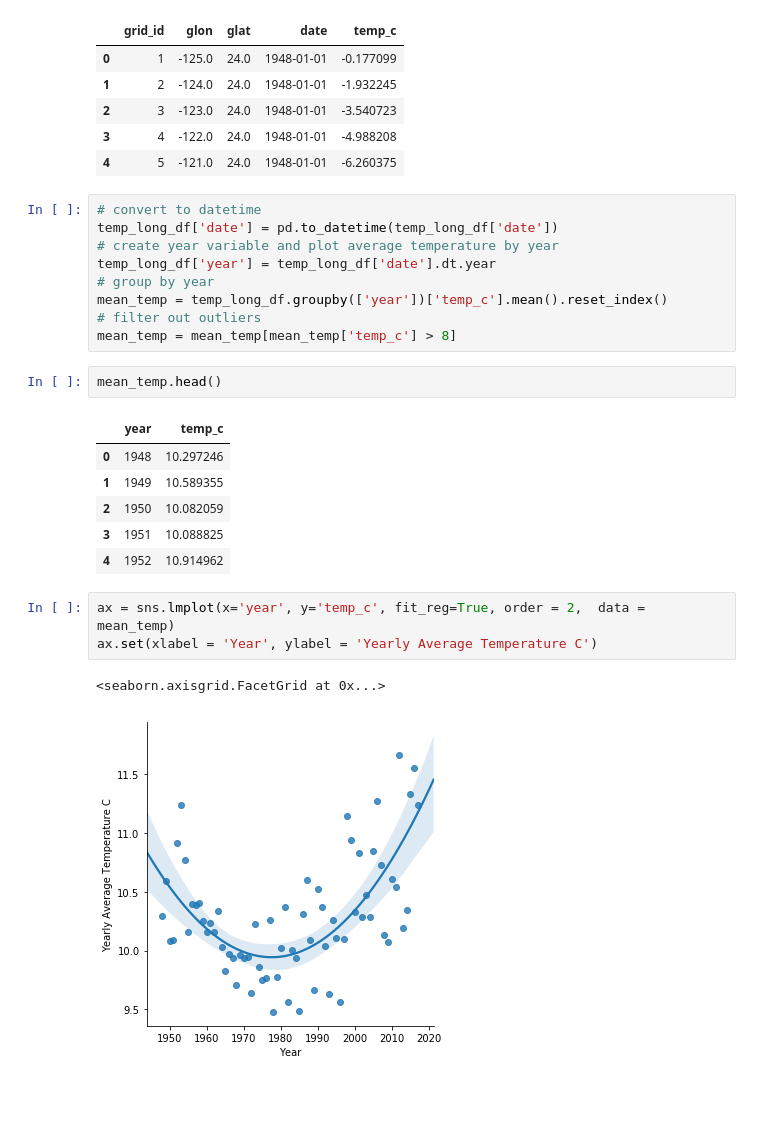
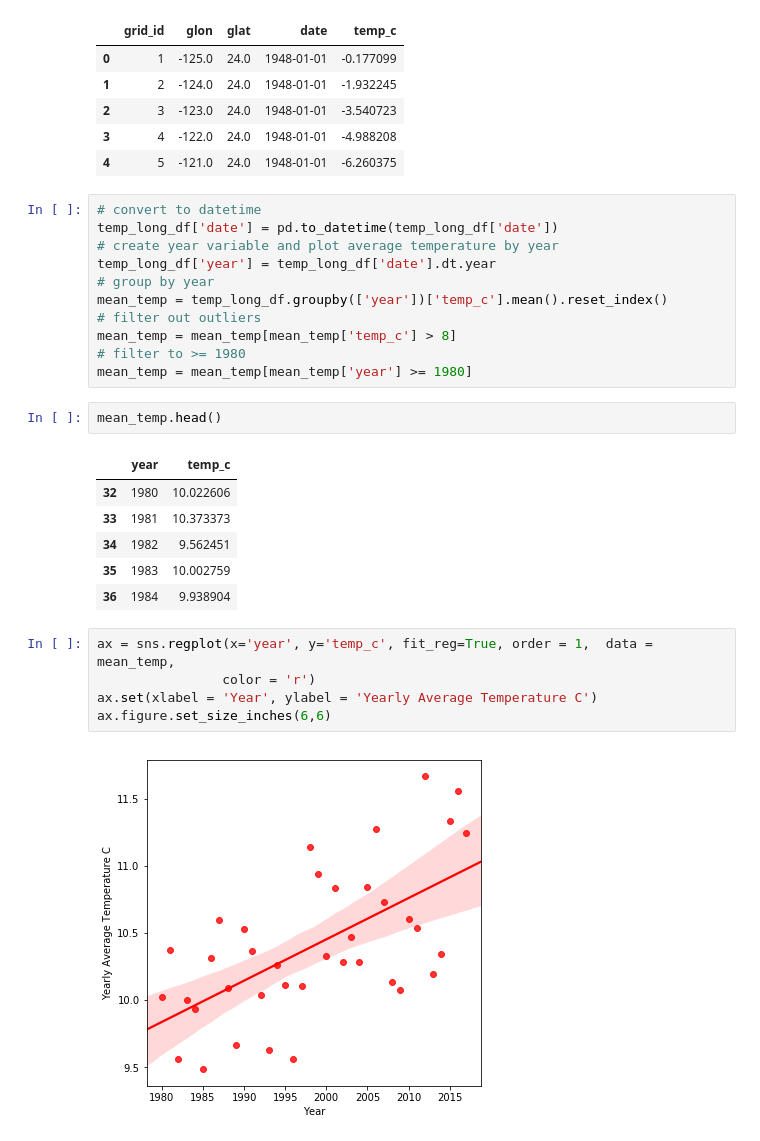
Before and after one commit to RyanGan/fire_predictor, a Jupyter notebook: py_scripts/monthly_air_temp.ipynb, the cells around one changed output. Cells and saved outputs as stored; diff of their text form; blank space fills up the shorter version.

Commit message:
updated plot

```diff
--- a/py_scripts/monthly_air_temp.ipynb
+++ b/py_scripts/monthly_air_temp.ipynb
@@ -412,18 +426,21 @@ temp_long_df['year'] = temp_long_df['date'].dt.year
 mean_temp = temp_long_df.groupby(['year'])['temp_c'].mean().reset_index()
 # filter out outliers
 mean_temp = mean_temp[mean_temp['temp_c'] > 8]
+# filter to >= 1980
+mean_temp = mean_temp[mean_temp['year'] >= 1980]
 # %%
 mean_temp.head()
 # %% [output]
 |  | year | temp_c |
-| 0 | 1948 | 10.297246 |
-| 1 | 1949 | 10.589355 |
-| 2 | 1950 | 10.082059 |
-| 3 | 1951 | 10.088825 |
-| 4 | 1952 | 10.914962 |
+| 32 | 1980 | 10.022606 |
+| 33 | 1981 | 10.373373 |
+| 34 | 1982 | 9.562451 |
+| 35 | 1983 | 10.002759 |
+| 36 | 1984 | 9.938904 |
 # %%
-ax = sns.lmplot(x='year', y='temp_c', fit_reg=True, order = 2,  data = mean_temp)
+ax = sns.regplot(x='year', y='temp_c', fit_reg=True, order = 1,  data = mean_temp,
+                color = 'r')
 ax.set(xlabel = 'Year', ylabel = 'Yearly Average Temperature C')
+ax.figure.set_size_inches(6,6)
 # %% [output]
-<seaborn.axisgrid.FacetGrid at 0x...>
-[figure, old version]
+[figure, new version]
```
Also changed, not shown: parts of 4 cells of this notebook.
